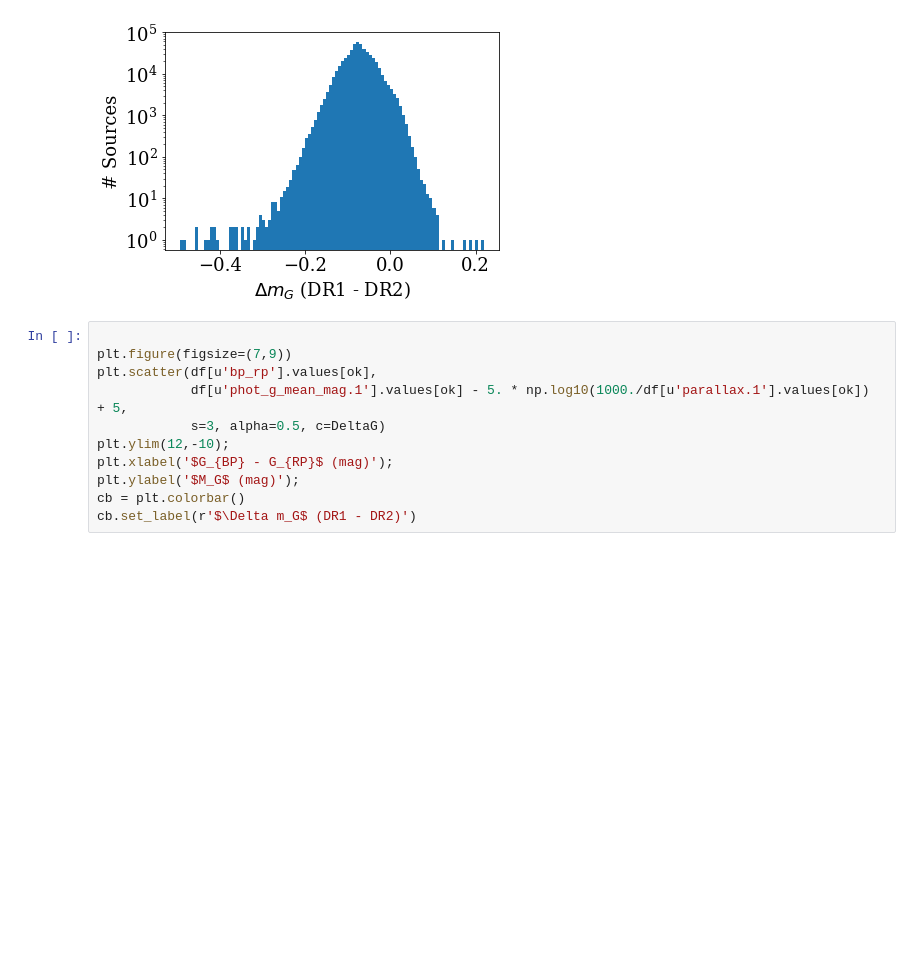
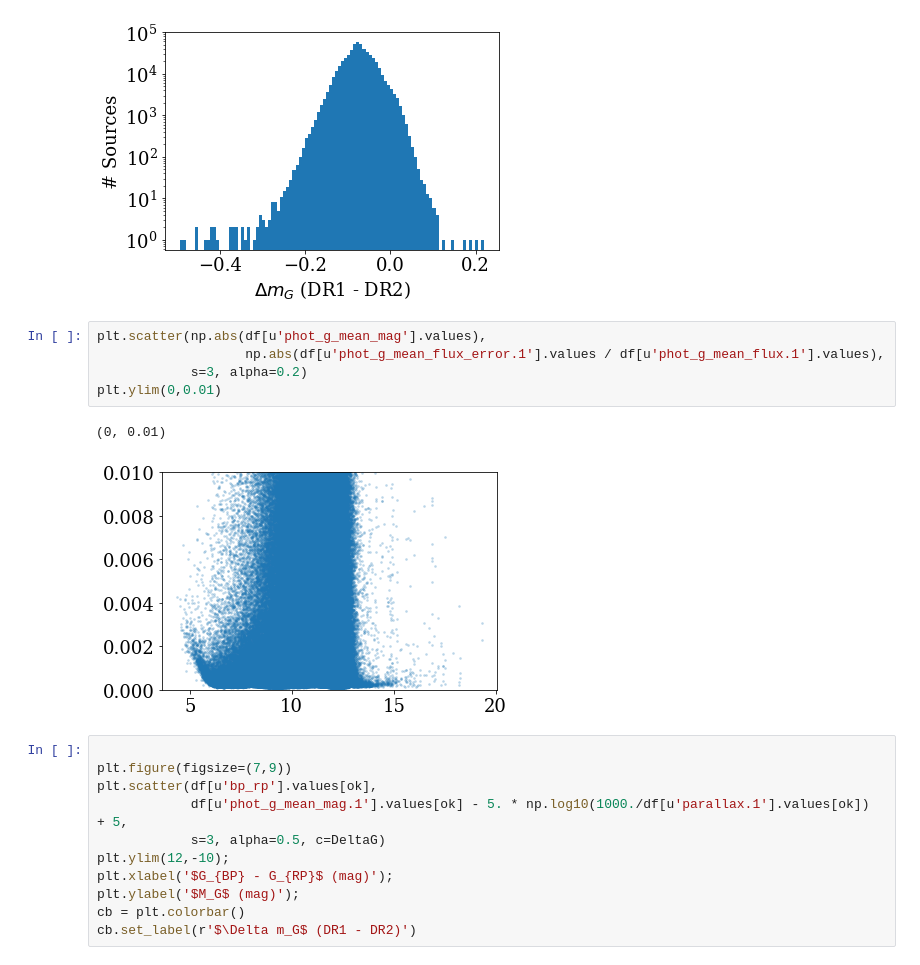
Before and after one commit to jradavenport/GaiaSprint2018, a Jupyter notebook: dr1v2/explore.ipynb, the cells around one changed output. Cells and saved outputs as stored; diff of their text form; blank space fills up the shorter version.

```diff
--- a/dr1v2/explore.ipynb
+++ b/dr1v2/explore.ipynb
@@ -57,6 +57,14 @@ plt.ylabel('# Sources')
 (519136,)
 Text(0,0.5,'# Sources')
 [figure]
+# %%
+plt.scatter(np.abs(df[u'phot_g_mean_mag'].values),
+                   np.abs(df[u'phot_g_mean_flux_error.1'].values / df[u'phot_g_mean_flux.1'].values),
+            s=3, alpha=0.2)
+plt.ylim(0,0.01)
+# %% [output]
+(0, 0.01)
+[figure, added]
 # %%
 
 plt.figure(figsize=(7,9))
```
Also changed, not shown: parts of 3 cells of this notebook, 3 other files.
